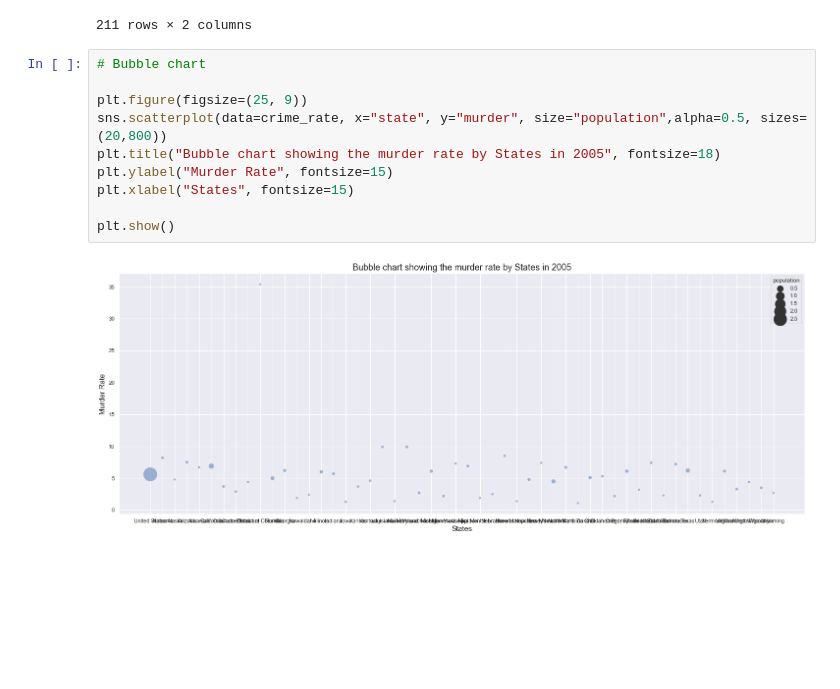
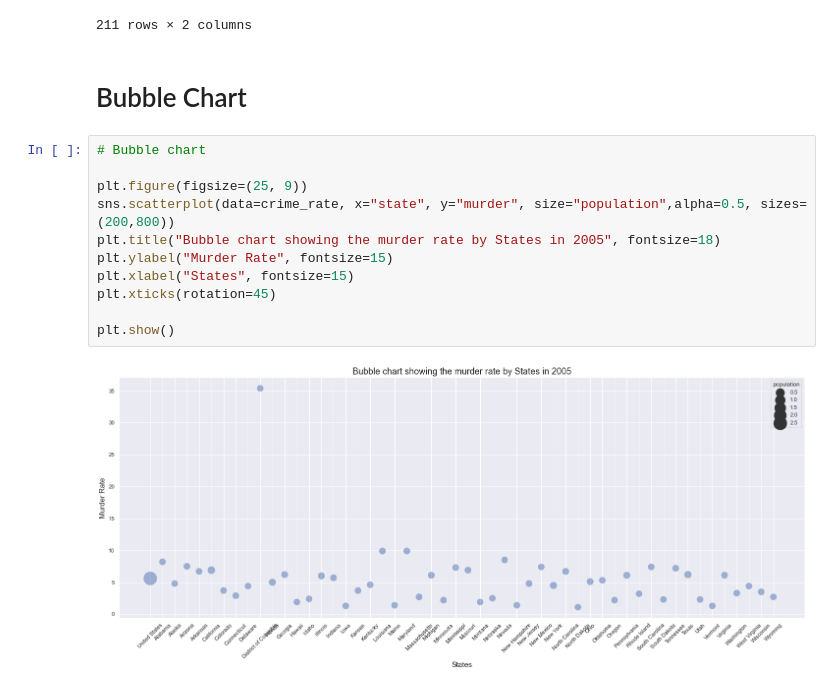
Before and after one commit to samantoz/dsc640-data_presentation, a Jupyter notebook: notebook/ex4.2.ipynb, the cells around one changed output. Cells and saved outputs as stored; diff of their text form; blank space fills up the shorter version.

```diff
--- a/notebook/ex4.2.ipynb
+++ b/notebook/ex4.2.ipynb
@@ -135,15 +137,18 @@ birth_rate_yrly[birth_rate_yrly['year']==1960]
 | 9772 | 1960 | 48.112 |
 | 9821 | 1960 | 48.178 |
 211 rows × 2 columns
+# %% [markdown]
+# Bubble Chart
 # %%
 # Bubble chart
 
 plt.figure(figsize=(25, 9))
-sns.scatterplot(data=crime_rate, x="state", y="murder", size="population",alpha=0.5, sizes=(20,800))
+sns.scatterplot(data=crime_rate, x="state", y="murder", size="population",alpha=0.5, sizes=(200,800))
 plt.title("Bubble chart showing the murder rate by States in 2005", fontsize=18)
 plt.ylabel("Murder Rate", fontsize=15)
 plt.xlabel("States", fontsize=15)
+plt.xticks(rotation=45)
 
 plt.show()
 # %% [output]
-[figure, old version]
+[figure, new version]
```
Also changed, not shown: parts of 3 cells of this notebook.
